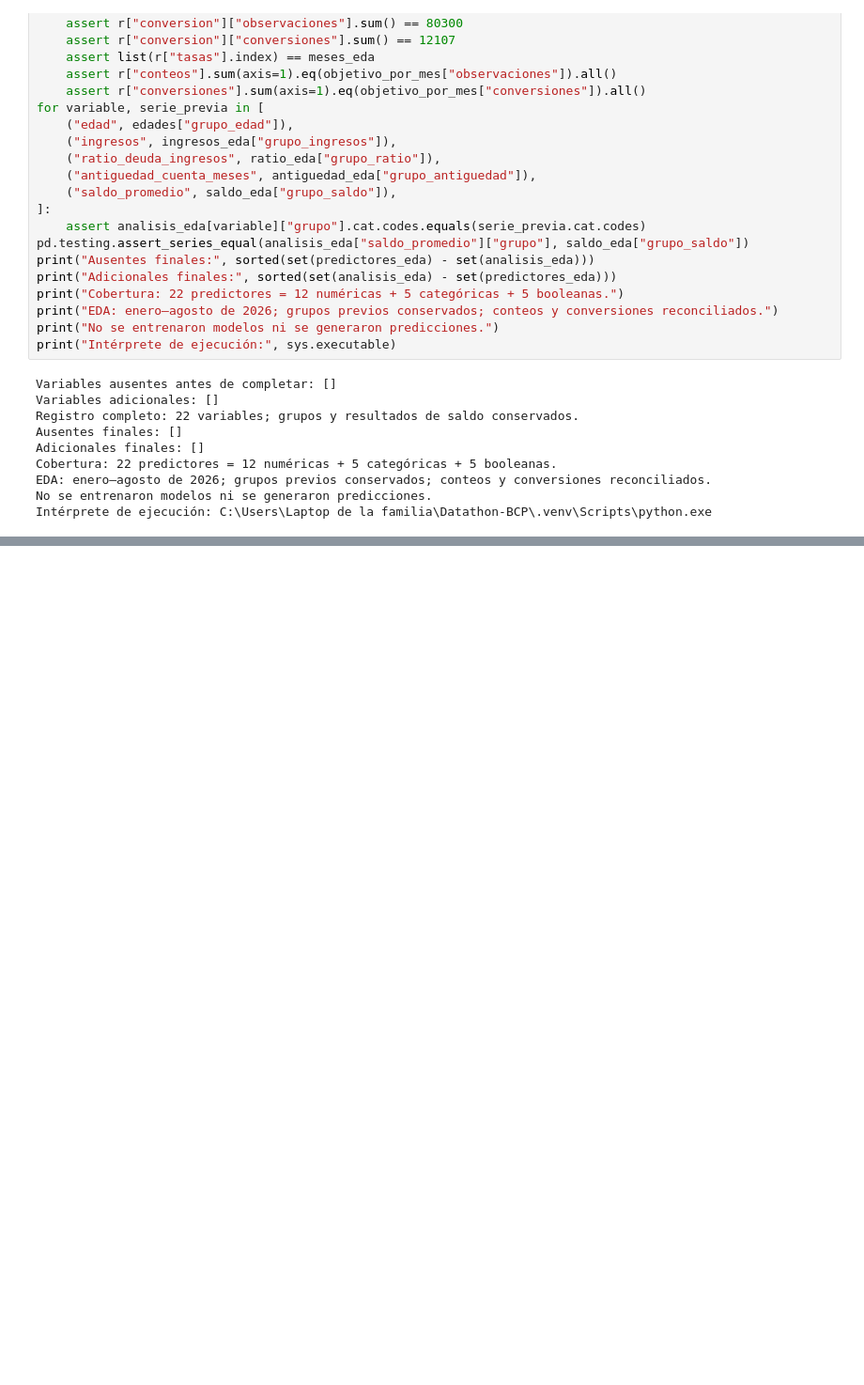
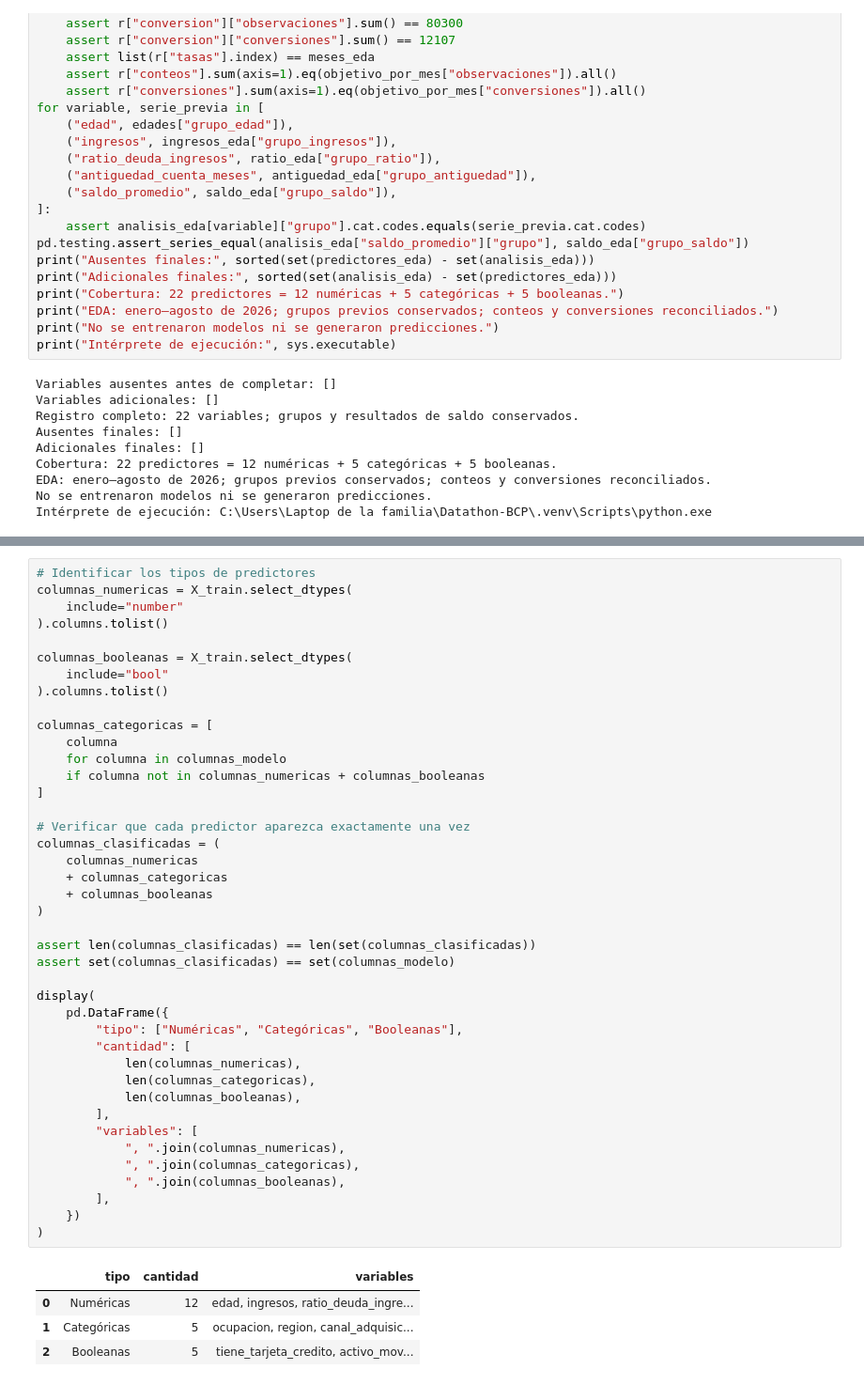
Before and after one commit to Favio-coder/Datathon-BCP, a Jupyter notebook: codigo/modelos/Gustavo/Modelo_Gustavo.ipynb, the cells around one changed output, grey strips where cells are left out. Shown at 94% size. Saved outputs shown, nothing was run; the diff lists cells and outputs as text; blank space fills up the shorter version.

```diff
--- a/codigo/modelos/Gustavo/Modelo_Gustavo.ipynb
+++ b/codigo/modelos/Gustavo/Modelo_Gustavo.ipynb
@@ -3120,0 +3184,46 @@ Intérprete de ejecución: C:\Users\Laptop de la familia\Datathon-BCP\.venv\Scri
+# %%
+# Identificar los tipos de predictores
+columnas_numericas = X_train.select_dtypes(
+    include="number"
+).columns.tolist()
+
+columnas_booleanas = X_train.select_dtypes(
+    include="bool"
+).columns.tolist()
+
+columnas_categoricas = [
+    columna
+    for columna in columnas_modelo
+    if columna not in columnas_numericas + columnas_booleanas
+]
+
+# Verificar que cada predictor aparezca exactamente una vez
+columnas_clasificadas = (
+    columnas_numericas
+    + columnas_categoricas
+    + columnas_booleanas
+)
+
+assert len(columnas_clasificadas) == len(set(columnas_clasificadas))
+assert set(columnas_clasificadas) == set(columnas_modelo)
+
+display(
+    pd.DataFrame({
+        "tipo": ["Numéricas", "Categóricas", "Booleanas"],
+        "cantidad": [
+            len(columnas_numericas),
+            len(columnas_categoricas),
+            len(columnas_booleanas),
+        ],
+        "variables": [
+            ", ".join(columnas_numericas),
+            ", ".join(columnas_categoricas),
+            ", ".join(columnas_booleanas),
+        ],
+    })
+)
+# %% [output]
+|  | tipo | cantidad | variables |
+| 0 | Numéricas | 12 | edad, ingresos, ratio_deuda_ingre... |
+| 1 | Categóricas | 5 | ocupacion, region, canal_adquisic... |
+| 2 | Booleanas | 5 | tiene_tarjeta_credito, activo_mov... |
```
Also changed, not shown: parts of 13 cells of this notebook.
